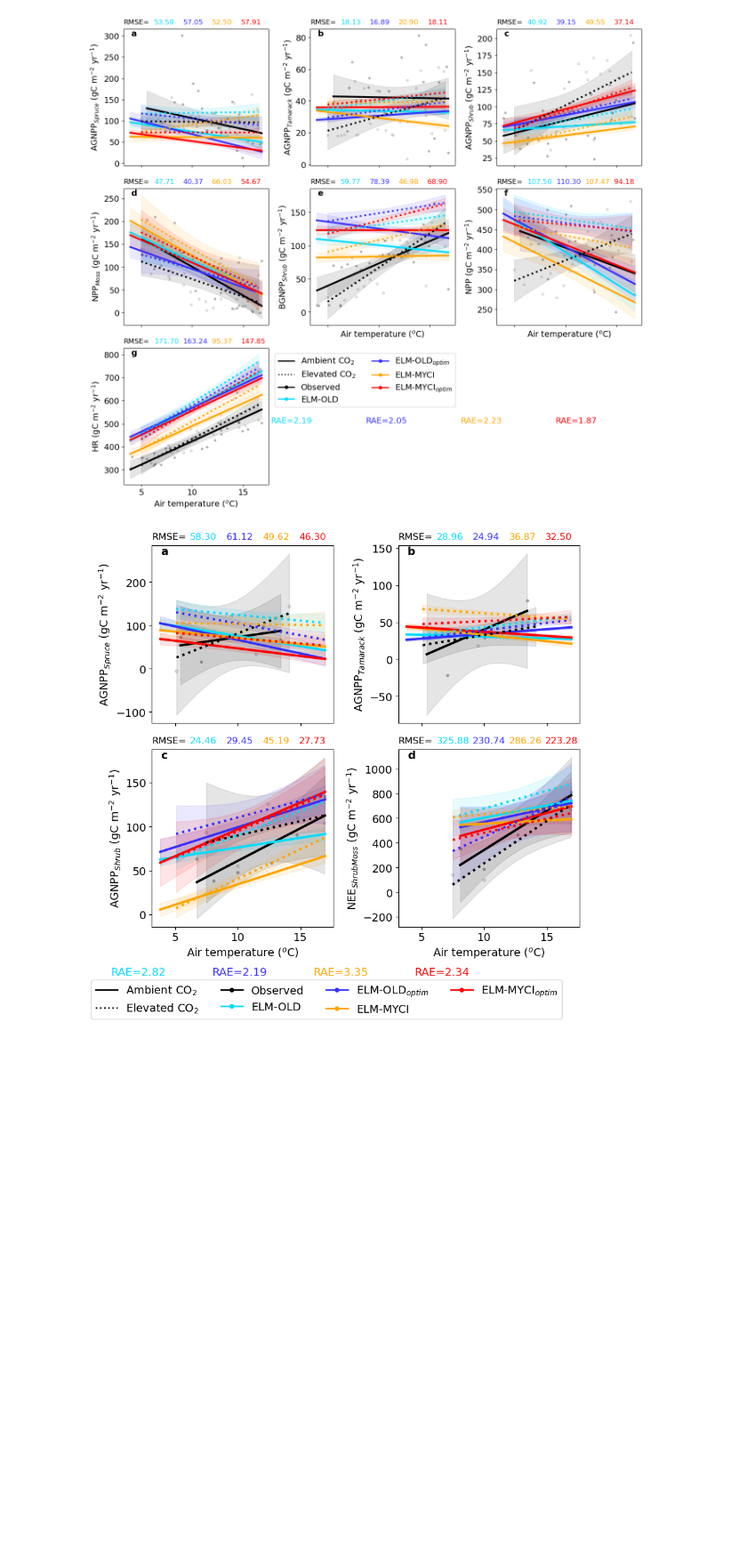
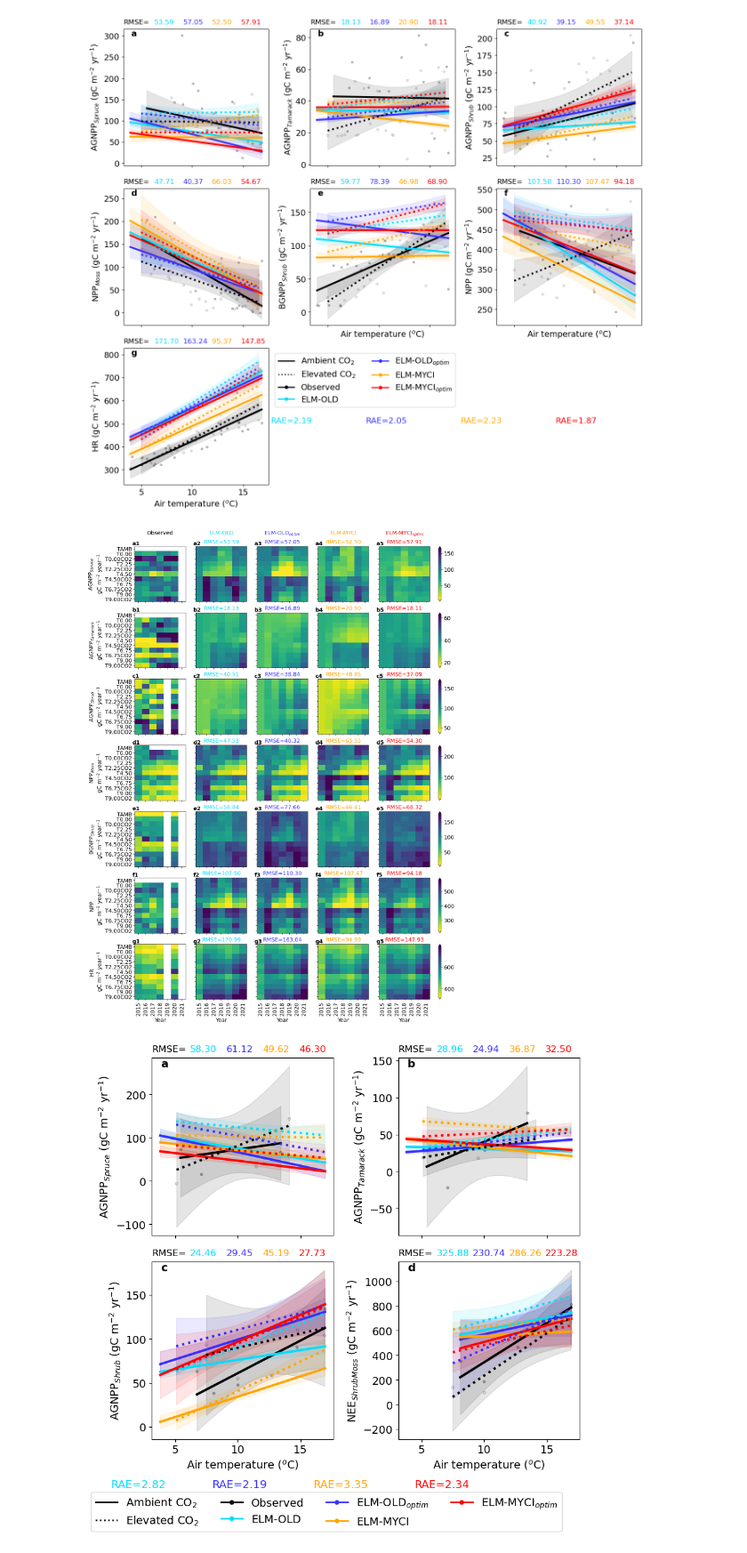
Before and after one commit to ypwong22/elm_nutrients, a Jupyter notebook: plot_carbonfluxes.ipynb, the cells around one changed output. Shown at 89% size. Cells and saved outputs as stored; diff of their text form; code cells hidden in the pictures; blank space fills up the shorter version.

Commit message:
updating figures

```diff
--- a/plot_carbonfluxes.ipynb
+++ b/plot_carbonfluxes.ipynb
@@ -321,4 +461,12 @@ df_stats = plot_general(VAR_LIST, [r'AGNPP$_{Spruce}$', r'AGNPP$_{Tamarack}$', r
 df_stats.to_csv(os.path.join(path_out, 'plot_carbonfluxes_regression_results_pre2021.csv'))
 # %% [output]
 [figure]
+# %%
+# Plot the pre-2021 data as time series plots
+##_ = plot_time_series(VAR_LIST, [r'AGNPP$_{Spruce}$', r'AGNPP$_{Tamarack}$', r'AGNPP$_{Shrub}$', r'NPP$_{Moss}$',
+##                                r'BGNPP$_{Shrub}$', 'NPP', 'HR'], all_data_pre2021)
+_ = plot_imshow(VAR_LIST, [r'AGNPP$_{Spruce}$', r'AGNPP$_{Tamarack}$', r'AGNPP$_{Shrub}$', r'NPP$_{Moss}$',
+                           r'BGNPP$_{Shrub}$', 'NPP', 'HR'], all_data_pre2021)
+# %% [output]
+[figure, added]
 # %%
```
Also changed, not shown: parts of 8 cells of this notebook, 1 other file.
